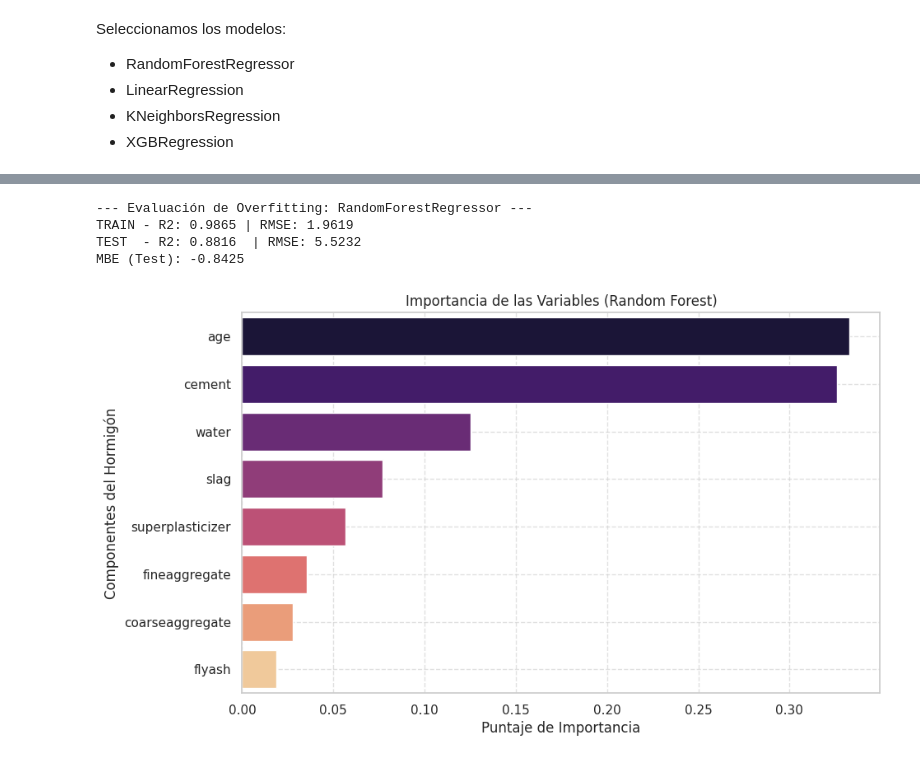
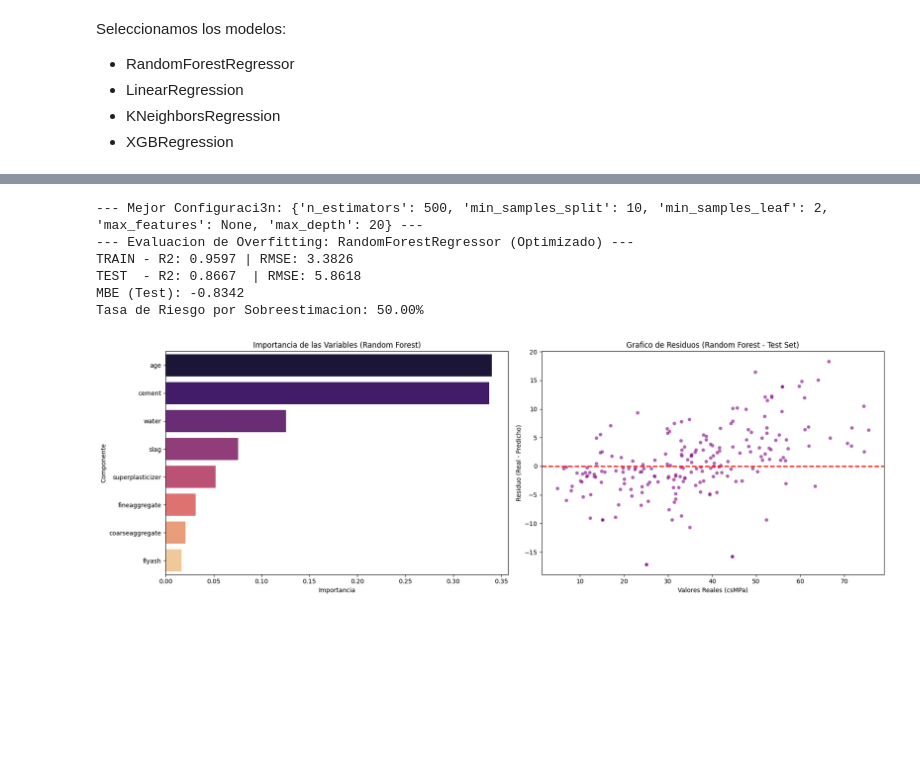
Before and after one commit to Santibareiro27/Inteligencia-Computacional, a Jupyter notebook: RA1_LAB1/Laboratorio_N°1_3.ipynb, the cells around one changed output, grey strips where cells are left out. Cells and saved outputs as stored; diff of their text form; code cells hidden in the pictures; blank space fills up the shorter version.

```diff
--- a/RA1_LAB1/Laboratorio_N°1_3.ipynb
+++ b/RA1_LAB1/Laboratorio_N°1_3.ipynb
@@ -549,43 +622,58 @@ MBE (Test): -1.0443
 # %%
-# 1. Inicializar y entrenar el modelo RandomForestRegressor
-rf_model = RandomForestRegressor(n_estimators=200, random_state=SEED, max_depth=15)
-rf_model.fit(X_train, y_train)
-
-# 2. Realizar predicciones para Train y Test
-y_pred_rf_train = rf_model.predict(X_train)
-y_pred_rf_test = rf_model.predict(X_test)
-
-# 3. Calcular métricas de evaluación
+# 5. Calcular metricas de evaluacion
 r2_rf_train = r2_score(y_train, y_pred_rf_train)
 rmse_rf_train = np.sqrt(mean_squared_error(y_train, y_pred_rf_train))
 
-r2_rf_test = r2_score(y_test, y_pred_rf_test)
 rmse_rf_test = np.sqrt(mean_squared_error(y_test, y_pred_rf_test))
-mbe_rf_test = np.mean(y_pred_rf_test - y_test)
 
-print("--- Evaluación de Overfitting: RandomForestRegressor ---")
+# 5.1 Aplicamos margen de seguridad
+K = 0
+y_pred_rf_test_safe = y_pred_rf_test - (K * rmse_rf_test)
+
+rmse_rf_test_safe = np.sqrt(mean_squared_error(y_test, y_pred_rf_test_safe))
+r2_rf_test = r2_score(y_test, y_pred_rf_test_safe)
+mbe_rf_test = np.mean(y_pred_rf_test_safe - y_test)
+
+# 5.2 Calculo de Riesgo de Sobreestimacion
+overestimation_mask_rf = y_pred_rf_test_safe > y_test
+risk_rate_rf = (overestimation_mask_rf.sum() / len(y_test)) * 100
+
+print(f"--- Mejor Configuraci3n: {rf_random.best_params_} ---")
+print("--- Evaluacion de Overfitting: RandomForestRegressor (Optimizado) ---")
 print(f"TRAIN - R2: {r2_rf_train:.4f} | RMSE: {rmse_rf_train:.4f}")
-print(f"TEST  - R2: {r2_rf_test:.4f}  | RMSE: {rmse_rf_test:.4f}")
+print(f"TEST  - R2: {r2_rf_test:.4f}  | RMSE: {rmse_rf_test_safe:.4f}")
 print(f"MBE (Test): {mbe_rf_test:.4f}")
+print(f"Tasa de Riesgo por Sobreestimacion: {risk_rate_rf:.2f}%")
 
-# 4. Extraer Feature Importance
+# 6. Extraer Feature Importance
 importances = rf_model.feature_importances_
 feature_names = X_train.columns
 feature_importance_df = pd.DataFrame({'Componente': feature_names, 'Importancia': importances})
 feature_importance_df = feature_importance_df.sort_values(by='Importancia', ascending=False)
 
-# 5. Generar gráfico de barras de importancia de variables
-plt.figure(figsize=(10, 6))
-sns.barplot(data=feature_importance_df, x='Importancia', y='Componente', palette='magma', hue='Componente', legend=False)
-plt.title('Importancia de las Variables (Random Forest)')
-plt.xlabel('Puntaje de Importancia')
-plt.ylabel('Componentes del Hormigón')
-plt.grid(True, linestyle='--', alpha=0.6)
+# 7. Visualizaciones
+fig, axes = plt.subplots(1, 2, figsize=(18, 6))
+
+# Grafico A: Importancia de Variables
+sns.barplot(data=feature_importance_df, x='Importancia', y='Componente', hue='Componente', palette='magma', ax=axes[0], legend=False)
+axes[0].set_title('Importancia de las Variables (Random Forest)')
+
+# Grafico B: Grafico de Residuos
+residuos_rf = y_test - y_pred_rf_test_safe
+sns.scatterplot(x=y_test, y=residuos_rf, alpha=0.6, color='purple', ax=axes[1])
+axes[1].axhline(y=0, color='red', linestyle='--', lw=2)
+axes[1].set_title('Grafico de Residuos (Random Forest - Test Set)')
+axes[1].set_xlabel('Valores Reales (csMPa)')
+axes[1].set_ylabel('Residuo (Real - Predicho)')
+
+plt.tight_layout()
 plt.show()
 # %% [output]
---- Evaluación de Overfitting: RandomForestRegressor ---
-TRAIN - R2: 0.9865 | RMSE: 1.9619
-TEST  - R2: 0.8816  | RMSE: 5.5232
-MBE (Test): -0.8425
+--- Mejor Configuraci3n: {'n_estimators': 500, 'min_samples_split': 10, 'min_samples_leaf': 2, 'max_features': None, 'max_depth': 20} ---
+--- Evaluacion de Overfitting: RandomForestRegressor (Optimizado) ---
+TRAIN - R2: 0.9597 | RMSE: 3.3826
+TEST  - R2: 0.8667  | RMSE: 5.8618
+MBE (Test): -0.8342
+Tasa de Riesgo por Sobreestimacion: 50.00%
-[figure, old version]
+[figure, new version]
 # %%
```
Also changed, not shown: parts of 9 cells of this notebook.
